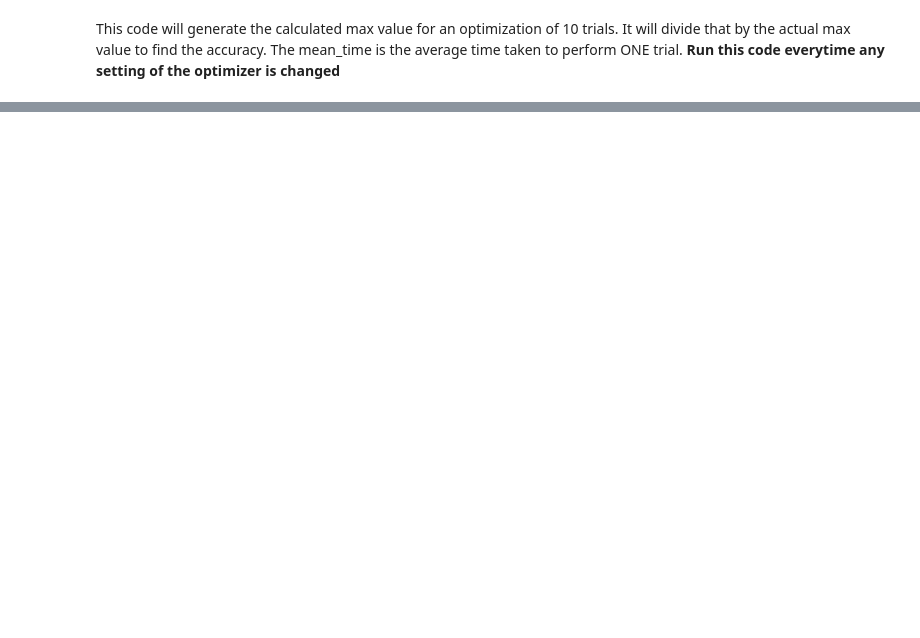
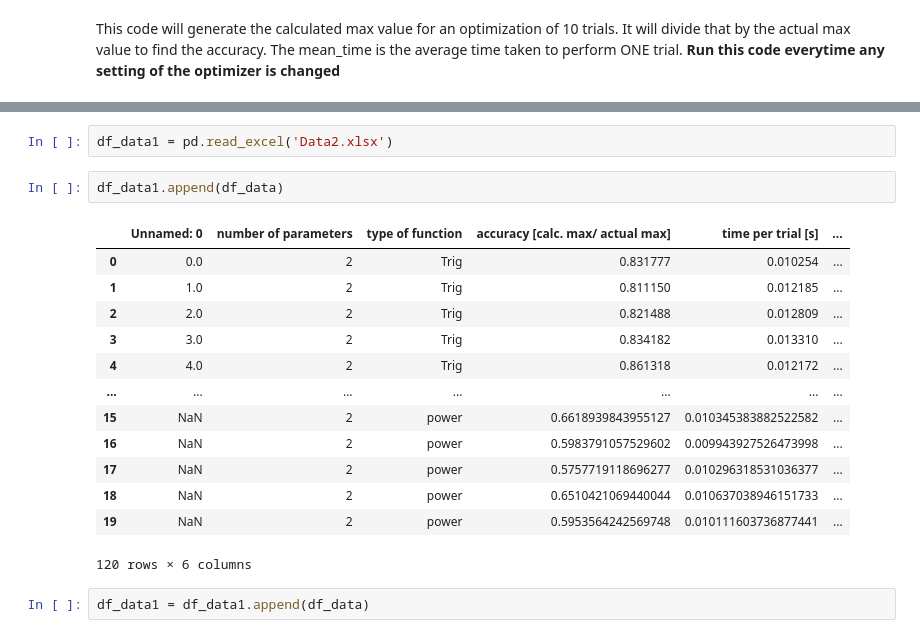
Before and after one commit to Optimistic-Optimizers/Black-Box-Optimization, a Jupyter notebook: Optuna optimization.ipynb, the cells around one changed output, grey strips where cells are left out. Cells and saved outputs as stored; diff of their text form; blank space fills up the shorter version.

```diff
--- a/Optuna optimization.ipynb
+++ b/Optuna optimization.ipynb
@@ -417,0 +757,20 @@ df2 = df2.append(df_1_Random).append(df_1_CmaEs)
+# %%
+df_data1 = pd.read_excel('Data2.xlsx')
+# %%
+df_data1.append(df_data)
+# %% [output]
+|  | Unnamed: 0 | number of parameters | type of function | accuracy [calc. max/ actual max] | time per trial [s] | ... |
+| 0 | 0.0 | 2 | Trig | 0.831777 | 0.010254 | ... |
+| 1 | 1.0 | 2 | Trig | 0.811150 | 0.012185 | ... |
+| 2 | 2.0 | 2 | Trig | 0.821488 | 0.012809 | ... |
+| 3 | 3.0 | 2 | Trig | 0.834182 | 0.013310 | ... |
+| 4 | 4.0 | 2 | Trig | 0.861318 | 0.012172 | ... |
+| ... | ... | ... | ... | ... | ... | ... |
+| 15 | NaN | 2 | power | 0.6618939843955127 | 0.010345383882522582 | ... |
+| 16 | NaN | 2 | power | 0.5983791057529602 | 0.009943927526473998 | ... |
+| 17 | NaN | 2 | power | 0.5757719118696277 | 0.010296318531036377 | ... |
+| 18 | NaN | 2 | power | 0.6510421069440044 | 0.010637038946151733 | ... |
+| 19 | NaN | 2 | power | 0.5953564242569748 | 0.010111603736877441 | ... |
+120 rows × 6 columns
+# %%
+df_data1 = df_data1.append(df_data)
```
Also changed, not shown: parts of 30 cells of this notebook.
